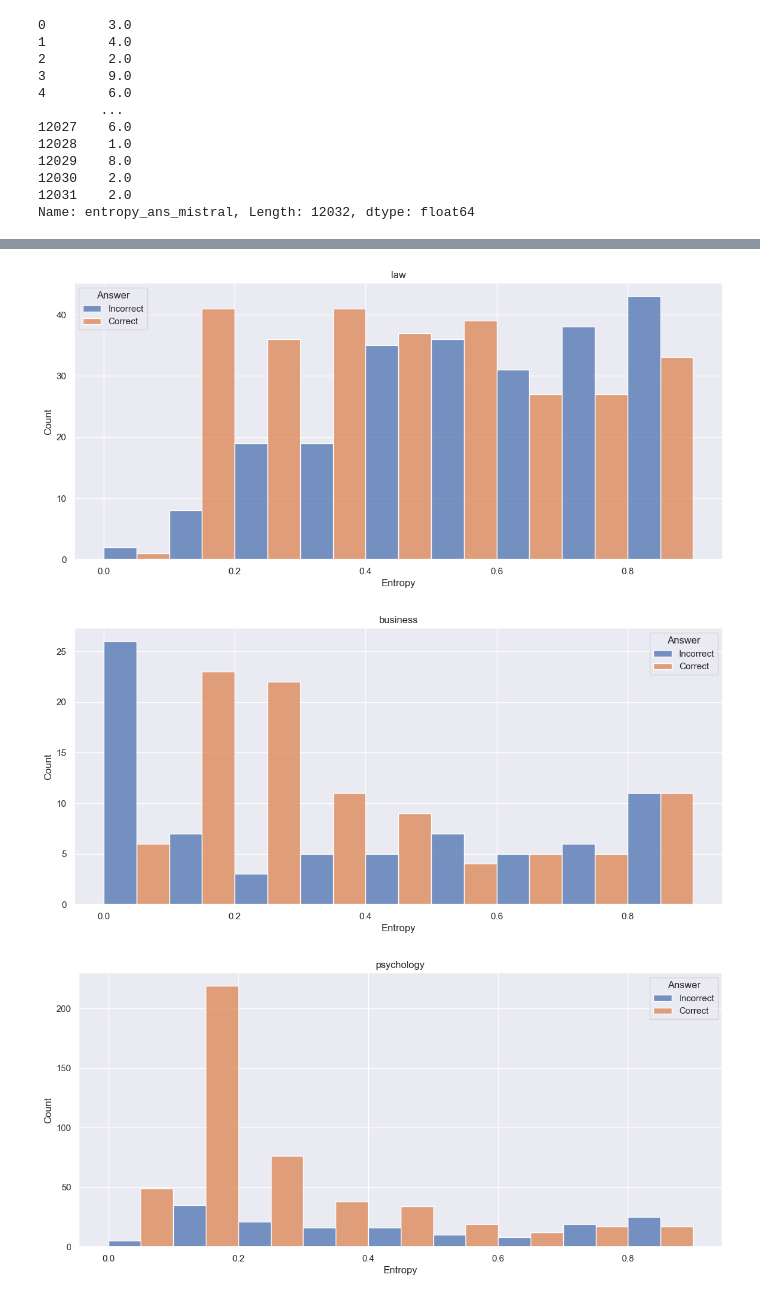
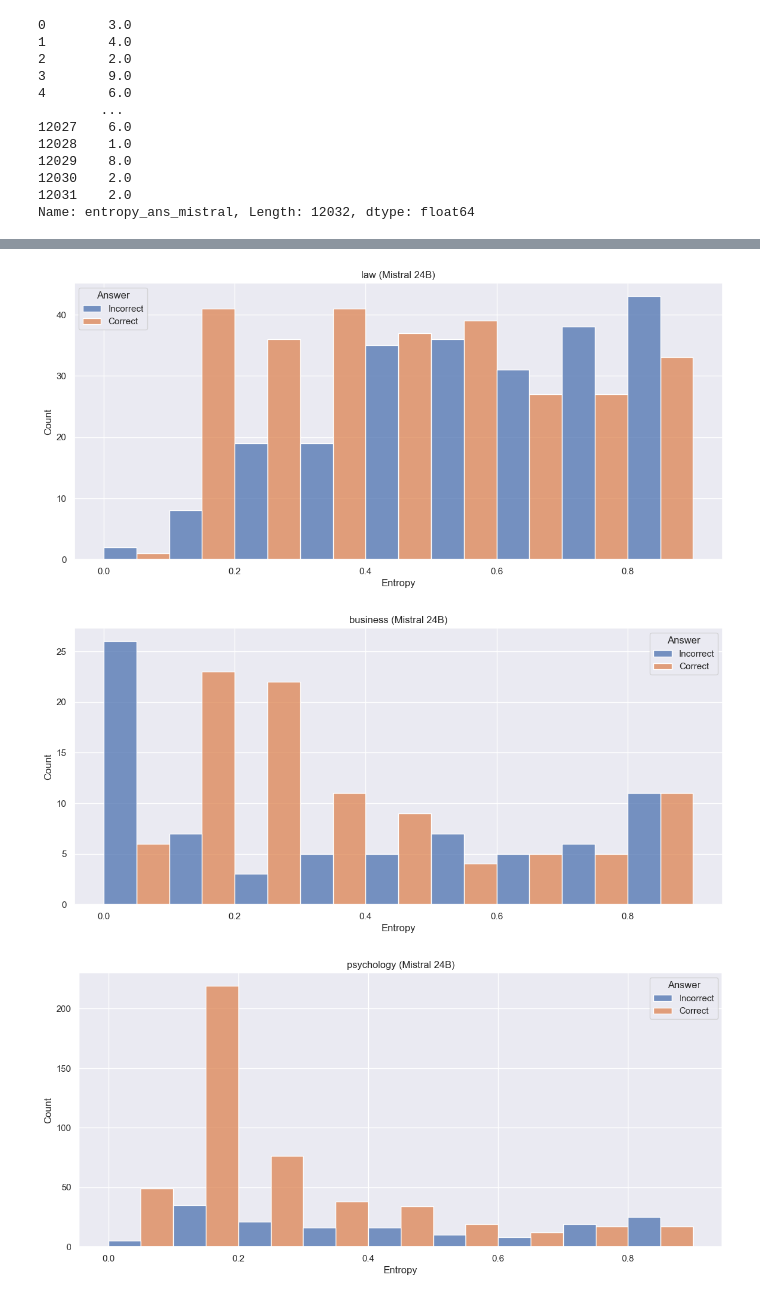
Before and after one commit to aigoncharov/complexity-aware-fine-tuning, a Jupyter notebook: src/analysis/analysis_mmlu_entropy_single_token_mistral_24b.ipynb, the cells around one changed output, grey strips where cells are left out. Cells and saved outputs as stored; diff of their text form; code cells hidden in the pictures.

```diff
--- a/src/analysis/analysis_mmlu_entropy_single_token_mistral_24b.ipynb
+++ b/src/analysis/analysis_mmlu_entropy_single_token_mistral_24b.ipynb
@@ -34,8 +34,8 @@ visualize_entropy_all(mmlu_entropy_df, "entropy_value_mistral", "entropy_ans_cor
 # %%
 from reasoning_fine_tune.analysis.visualize_entropy_by_category import visualize_entropy_by_category
 
-visualize_entropy_by_category(mmlu_entropy_df, "category", "entropy_value_mistral", "entropy_ans_correct_mistral")
+visualize_entropy_by_category(mmlu_entropy_df, "category", "entropy_value_mistral", "entropy_ans_correct_mistral", model_name="Mistral 24B")
 # %% [output]
-[figure, old version]
+[figure, new version]
-[figure, old version]
+[figure, new version]
-[figure, old version]
+[figure, new version]
```
Also changed, not shown: parts of 2 cells of this notebook, 5 other files.
